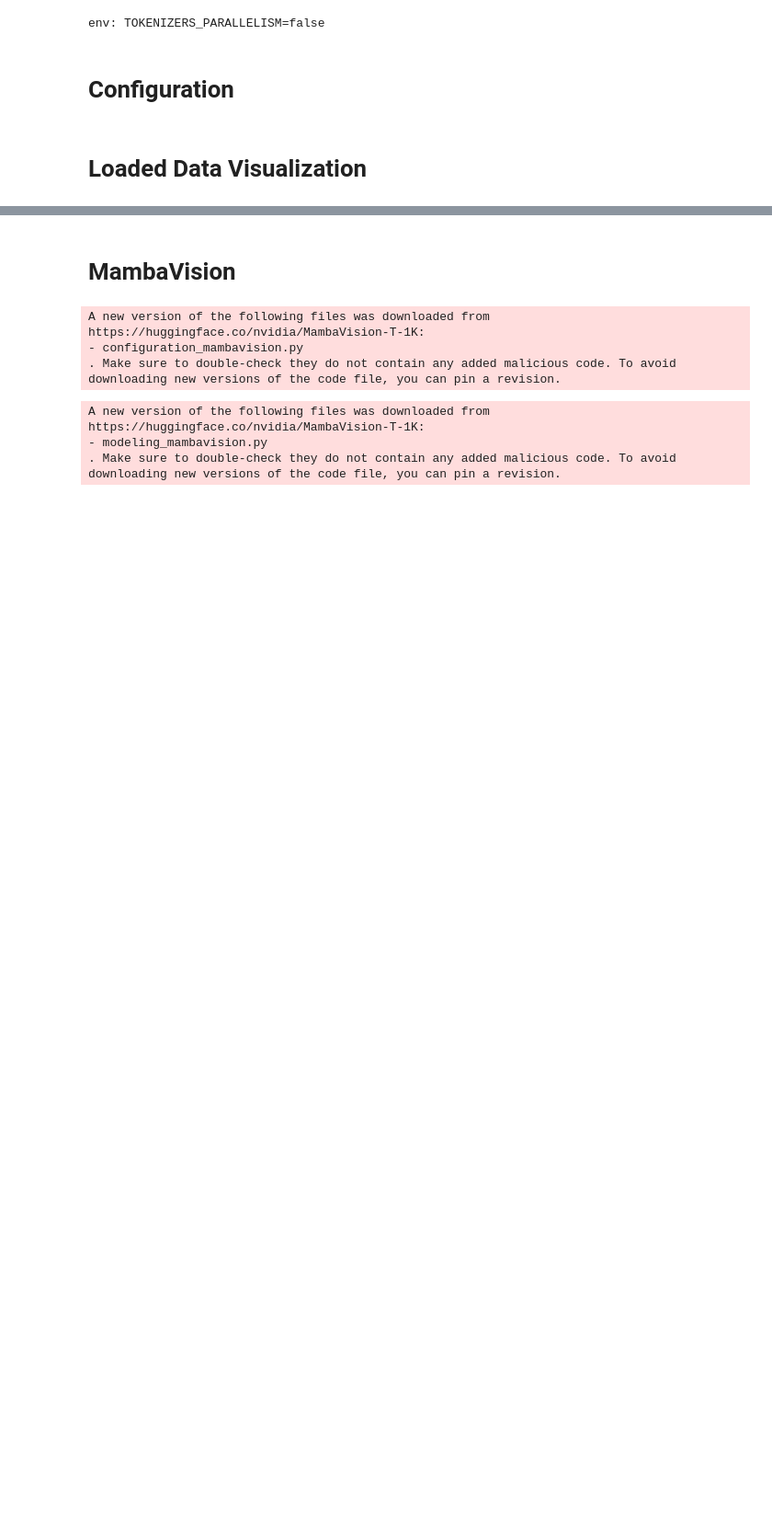
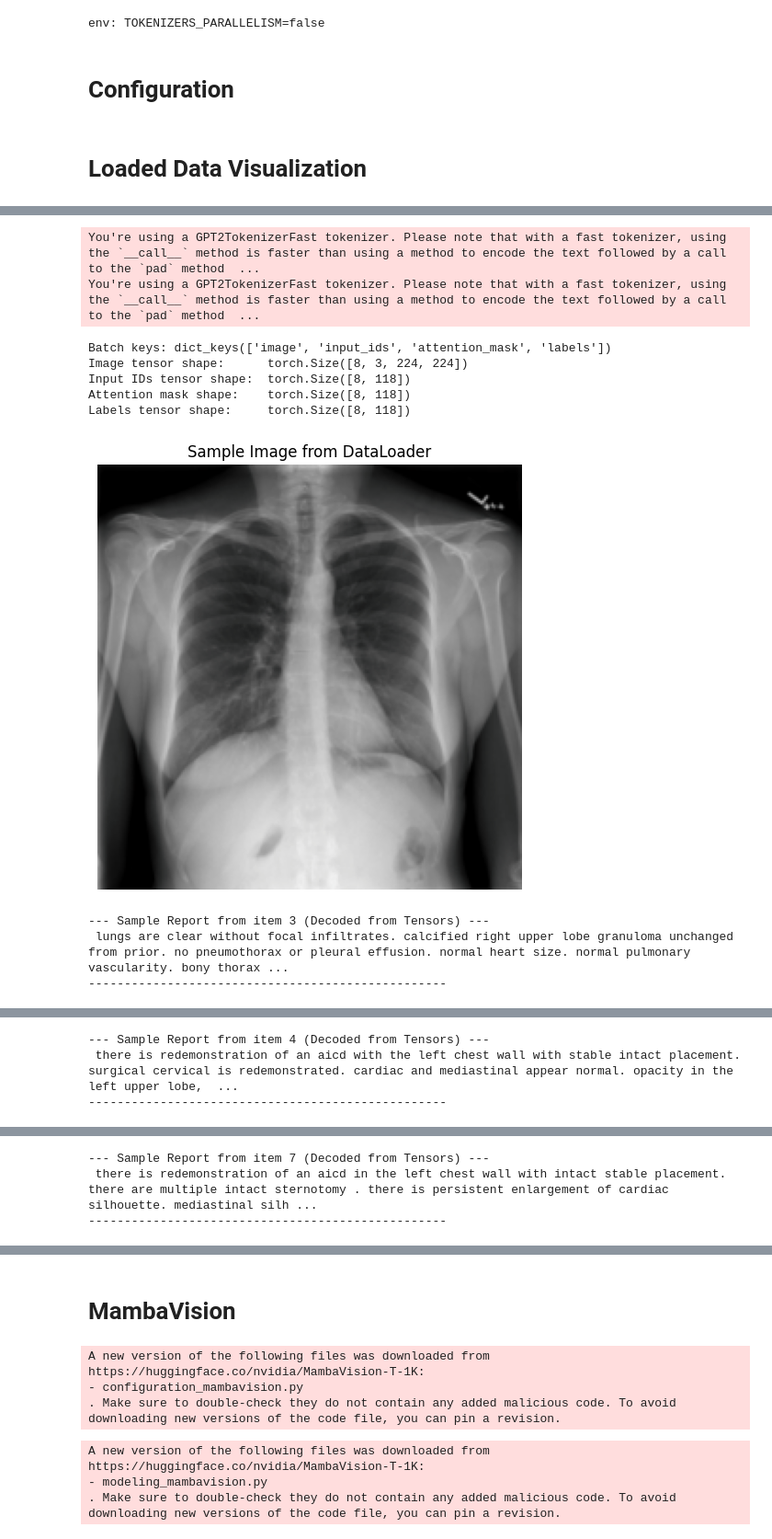
Before and after one commit to Sri-Ganesan-M/Radiology_report_generation, a Jupyter notebook: radiology-report-generation-mini-project.ipynb, the cells around one changed output, grey strips where cells are left out. Shown at 92% size. Cells and saved outputs as stored; diff of their text form; code cells hidden in the pictures; blank space fills up the shorter version.

```diff
--- a/radiology-report-generation-mini-project.ipynb
+++ b/radiology-report-generation-mini-project.ipynb
@@ -310,0 +316,47 @@ findings:  impression: mild cardiomegaly. densely calcified aorta. prominence of
+# %%
+# --- Fetch one batch ---
+sample_batch = next(iter(train_loader))
+
+print(f"Batch keys: {sample_batch.keys()}")
+print(f"Image tensor shape:      {sample_batch['image'].shape}")
+print(f"Input IDs tensor shape:  {sample_batch['input_ids'].shape}")
+print(f"Attention mask shape:    {sample_batch['attention_mask'].shape}")
+print(f"Labels tensor shape:     {sample_batch['labels'].shape}")  # If labels exist
+
+# --- Reverse normalization parameters ---
+mean = torch.tensor([0.485, 0.456, 0.406]).view(3, 1, 1)
+std = torch.tensor([0.229, 0.224, 0.225]).view(3, 1, 1)
+
+# --- Visualize and decode 5 random samples from the batch ---
+num_samples_to_show = min(5, sample_batch['image'].size(0))  # Ensure not to exceed batch size
+indices_to_show = random.sample(range(sample_batch['image'].size(0)), num_samples_to_show)
+
+for idx in indices_to_show:
+    input_ids_display = sample_batch['input_ids'][idx]
+    report_display = tokenizer.decode(input_ids_display, skip_special_tokens=True)
+
+    img_tensor = sample_batch['image'][idx]
+    img_display = (img_tensor * std) + mean
+    img_display = transforms.ToPILImage()(img_display)
+
+    plt.figure(figsize=(6, 6))
+    plt.imshow(img_display)
+    plt.title("Sample Image from DataLoader")
+    plt.axis('off')
+    plt.show()
+
+    print(f"\n--- Sample Report from item {idx} (Decoded from Tensors) ---")
+    print(report_display)
+    print("-" * 50)
+# %% [output]
+You're using a GPT2TokenizerFast tokenizer. Please note that with a fast tokenizer, using the `__call__` method is faster than using a method to encode the text followed by a call to the `pad` method  ...
+You're using a GPT2TokenizerFast tokenizer. Please note that with a fast tokenizer, using the `__call__` method is faster than using a method to encode the text followed by a call to the `pad` method  ...
+Batch keys: dict_keys(['image', 'input_ids', 'attention_mask', 'labels'])
+Image tensor shape:      torch.Size([8, 3, 224, 224])
+Input IDs tensor shape:  torch.Size([8, 118])
+Attention mask shape:    torch.Size([8, 118])
+Labels tensor shape:     torch.Size([8, 118])
+[figure, added]
+--- Sample Report from item 3 (Decoded from Tensors) ---
+ lungs are clear without focal infiltrates. calcified right upper lobe granuloma unchanged from prior. no pneumothorax or pleural effusion. normal heart size. normal pulmonary vascularity. bony thorax ...
+--------------------------------------------------
@@ -310,0 +364,3 @@ findings:  impression: mild cardiomegaly. densely calcified aorta. prominence of
+--- Sample Report from item 4 (Decoded from Tensors) ---
+ there is redemonstration of an aicd with the left chest wall with stable intact placement. surgical cervical is redemonstrated. cardiac and mediastinal appear normal. opacity in the left upper lobe,  ...
+--------------------------------------------------
@@ -310,0 +368,3 @@ findings:  impression: mild cardiomegaly. densely calcified aorta. prominence of
+--- Sample Report from item 7 (Decoded from Tensors) ---
+ there is redemonstration of an aicd in the left chest wall with intact stable placement. there are multiple intact sternotomy . there is persistent enlargement of cardiac silhouette. mediastinal silh ...
+--------------------------------------------------
```
Also changed, not shown: parts of 25 cells of this notebook.
